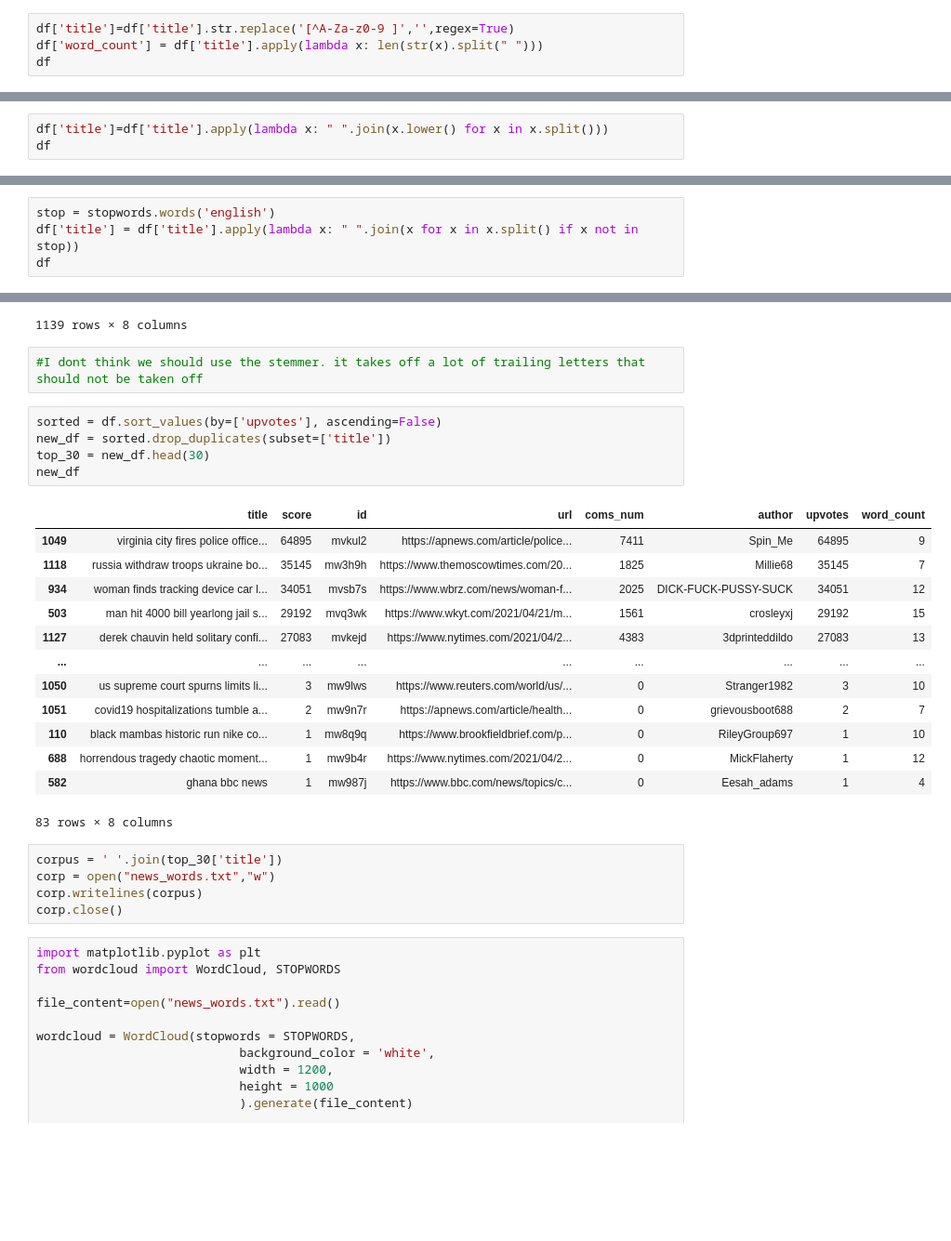
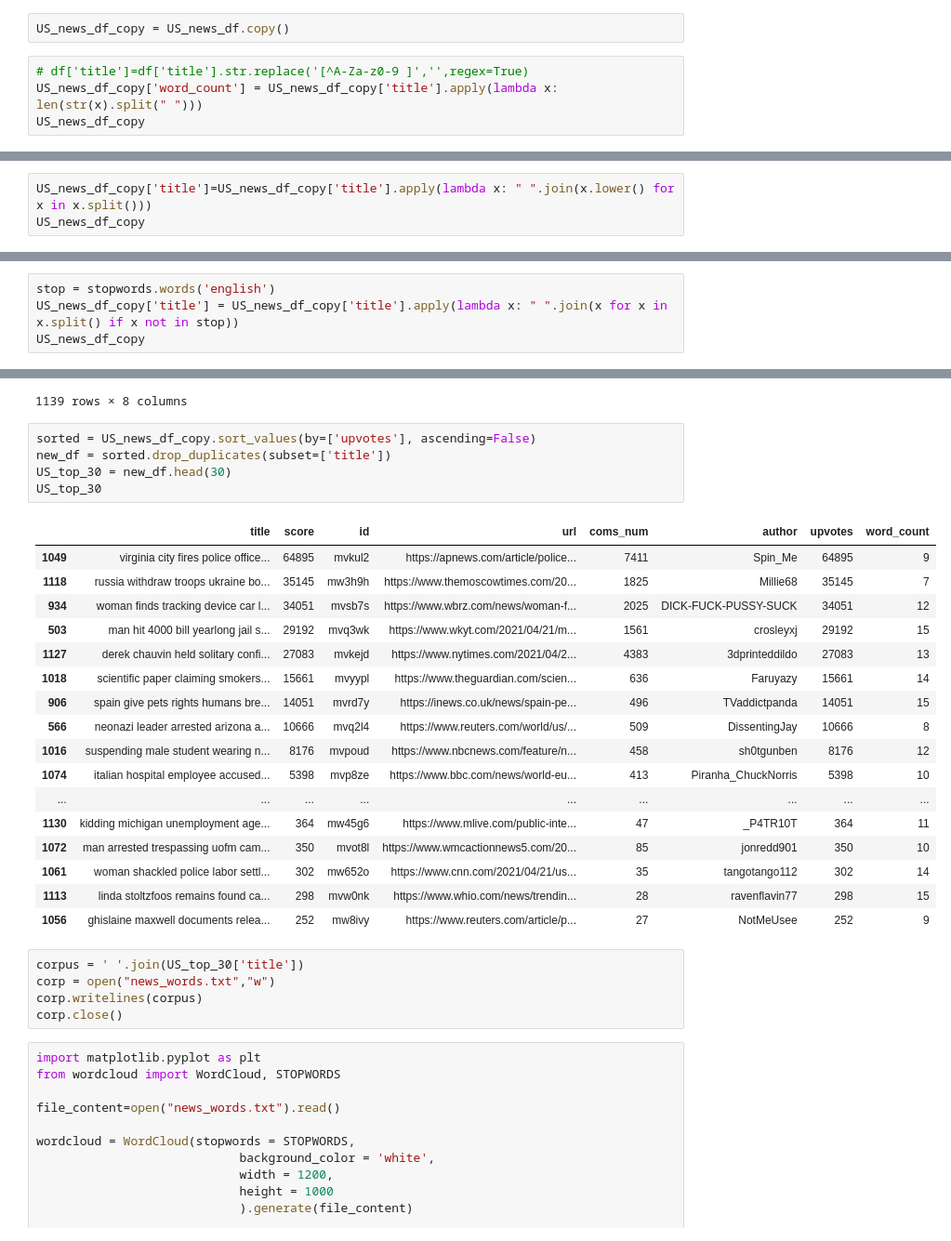
Before and after one commit to evan-dimartinis/447-Project, a Jupyter notebook: ProjectStart.ipynb, the cells around one changed output, grey strips where cells are left out. Shown: that part at 93% size. Cells and saved outputs as stored; diff of their text form; blank space fills up the shorter version.

```diff
--- a/ProjectStart.ipynb
+++ b/ProjectStart.ipynb
@@ -56,7 +44,9 @@ df
+# %%
+US_news_df_copy = US_news_df.copy()
 # %%
-df['title']=df['title'].str.replace('[^A-Za-z0-9 ]','',regex=True)
-df['word_count'] = df['title'].apply(lambda x: len(str(x).split(" ")))
-df
+# df['title']=df['title'].str.replace('[^A-Za-z0-9 ]','',regex=True)
+US_news_df_copy['word_count'] = US_news_df_copy['title'].apply(lambda x: len(str(x).split(" ")))
+US_news_df_copy
 # %% [output]
 |  | title | score | id | url | coms_num | author | upvotes | word_count |
 | 0 | Black man fatally shot by sheriff... | 160 | mw08t1 | https://www.reuters.com/world/us/... | 155 | Time_Traveller_69 | 160 | 13 |
@@ -72,8 +62,8 @@ df
 | 1138 | Belgian ambassador to South Korea... | 34 | mw80lq | https://www.bbc.com/news/world-as... | 4 | trenta_nueve | 34 | 11 |
 1139 rows × 8 columns
 # %%
-df['title']=df['title'].apply(lambda x: " ".join(x.lower() for x in x.split()))
-df
+US_news_df_copy['title']=US_news_df_copy['title'].apply(lambda x: " ".join(x.lower() for x in x.split()))
+US_news_df_copy
 # %% [output]
 |  | title | score | id | url | coms_num | author | upvotes | word_count |
 | 0 | black man fatally shot by sheriff... | 160 | mw08t1 | https://www.reuters.com/world/us/... | 155 | Time_Traveller_69 | 160 | 13 |
@@ -90,8 +80,8 @@ df
 1139 rows × 8 columns
 # %%
 stop = stopwords.words('english')
-df['title'] = df['title'].apply(lambda x: " ".join(x for x in x.split() if x not in stop))
-df
+US_news_df_copy['title'] = US_news_df_copy['title'].apply(lambda x: " ".join(x for x in x.split() if x not in stop))
+US_news_df_copy
 # %% [output]
 |  | title | score | id | url | coms_num | author | upvotes | word_count |
 | 0 | black man fatally shot sheriffs d... | 160 | mw08t1 | https://www.reuters.com/world/us/... | 155 | Time_Traveller_69 | 160 | 13 |
@@ -106,29 +96,31 @@ df
 | 1137 | former bay city rollers frontman ... | 13 | mw8r8q | https://www.bbc.com/news/entertai... | 1 | Morrati_Mauro | 13 | 10 |
 | 1138 | belgian ambassador south korea ap... | 34 | mw80lq | https://www.bbc.com/news/world-as... | 4 | trenta_nueve | 34 | 11 |
 1139 rows × 8 columns
-# %%
-#I dont think we should use the stemmer. it takes off a lot of trailing letters that should not be taken off
 # %%
-sorted = df.sort_values(by=['upvotes'], ascending=False)
+sorted = US_news_df_copy.sort_values(by=['upvotes'], ascending=False)
 new_df = sorted.drop_duplicates(subset=['title'])
-top_30 = new_df.head(30)
-new_df
+US_top_30 = new_df.head(30)
+US_top_30
 # %% [output]
 |  | title | score | id | url | coms_num | author | upvotes | word_count |
 | 1049 | virginia city fires police office... | 64895 | mvkul2 | https://apnews.com/article/police... | 7411 | Spin_Me | 64895 | 9 |
 | 1118 | russia withdraw troops ukraine bo... | 35145 | mw3h9h | https://www.themoscowtimes.com/20... | 1825 | Millie68 | 35145 | 7 |
 | 934 | woman finds tracking device car l... | 34051 | mvsb7s | https://www.wbrz.com/news/woman-f... | 2025 | DICK-FUCK-PUSSY-SUCK | 34051 | 12 |
 | 503 | man hit 4000 bill yearlong jail s... | 29192 | mvq3wk | https://www.wkyt.com/2021/04/21/m... | 1561 | crosleyxj | 29192 | 15 |
 | 1127 | derek chauvin held solitary confi... | 27083 | mvkejd | https://www.nytimes.com/2021/04/2... | 4383 | 3dprinteddildo | 27083 | 13 |
+| 1018 | scientific paper claiming smokers... | 15661 | mvyypl | https://www.theguardian.com/scien... | 636 | Faruyazy | 15661 | 14 |
+| 906 | spain give pets rights humans bre... | 14051 | mvrd7y | https://inews.co.uk/news/spain-pe... | 496 | TVaddictpanda | 14051 | 15 |
+| 566 | neonazi leader arrested arizona a... | 10666 | mvq2l4 | https://www.reuters.com/world/us/... | 509 | DissentingJay | 10666 | 8 |
+| 1016 | suspending male student wearing n... | 8176 | mvpoud | https://www.nbcnews.com/feature/n... | 458 | sh0tgunben | 8176 | 12 |
+| 1074 | italian hospital employee accused... | 5398 | mvp8ze | https://www.bbc.com/news/world-eu... | 413 | Piranha_ChuckNorris | 5398 | 10 |
 | ... | ... | ... | ... | ... | ... | ... | ... | ... |
-| 1050 | us supreme court spurns limits li... | 3 | mw9lws | https://www.reuters.com/world/us/... | 0 | Stranger1982 | 3 | 10 |
-| 1051 | covid19 hospitalizations tumble a... | 2 | mw9n7r | https://apnews.com/article/health... | 0 | grievousboot688 | 2 | 7 |
-| 110 | black mambas historic run nike co... | 1 | mw8q9q | https://www.brookfieldbrief.com/p... | 0 | RileyGroup697 | 1 | 10 |
-| 688 | horrendous tragedy chaotic moment... | 1 | mw9b4r | https://www.nytimes.com/2021/04/2... | 0 | MickFlaherty | 1 | 12 |
-| 582 | ghana bbc news | 1 | mw987j | https://www.bbc.com/news/topics/c... | 0 | Eesah_adams | 1 | 4 |
+| 1130 | kidding michigan unemployment age... | 364 | mw45g6 | https://www.mlive.com/public-inte... | 47 | _P4TR10T | 364 | 11 |
+| 1072 | man arrested trespassing uofm cam... | 350 | mvot8l | https://www.wmcactionnews5.com/20... | 85 | jonredd901 | 350 | 10 |
+| 1061 | woman shackled police labor settl... | 302 | mw652o | https://www.cnn.com/2021/04/21/us... | 35 | tangotango112 | 302 | 14 |
+| 1113 | linda stoltzfoos remains found ca... | 298 | mvw0nk | https://www.whio.com/news/trendin... | 28 | ravenflavin77 | 298 | 15 |
+| 1056 | ghislaine maxwell documents relea... | 252 | mw8ivy | https://www.reuters.com/article/p... | 27 | NotMeUsee | 252 | 9 |
-83 rows × 8 columns
 # %%
-corpus = ' '.join(top_30['title'])
+corpus = ' '.join(US_top_30['title'])
 corp = open("news_words.txt","w")
 corp.writelines(corpus)
 corp.close()
```
Also changed, not shown: parts of 10 cells of this notebook.
